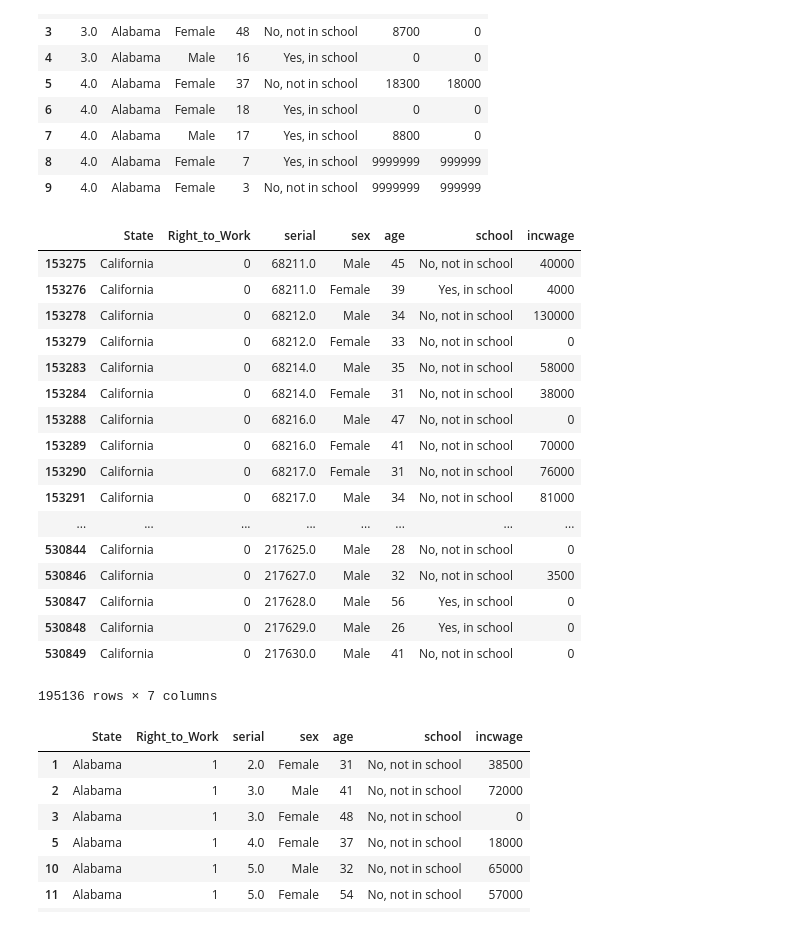
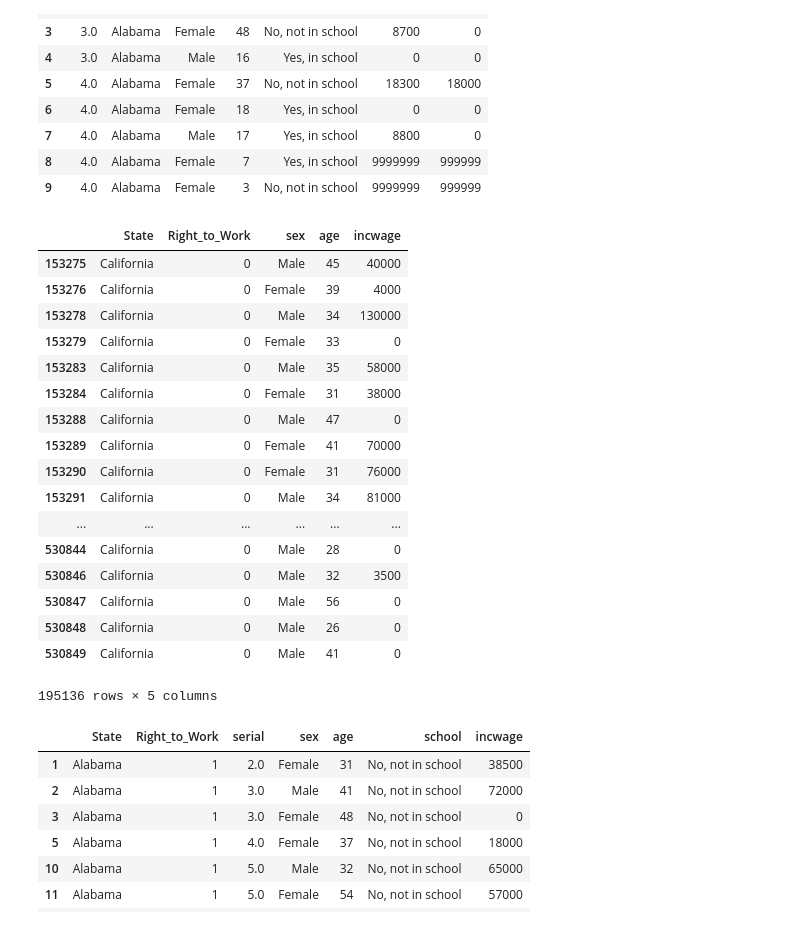
Before and after one commit to EvanLih/PUBPOL599-Seattle-Crisis-Data, a Jupyter notebook: Evan_Lih/Test Notebook Final.ipynb, the cells around one changed output. Saved outputs shown, nothing was run; the diff lists cells and outputs as text; code cells hidden in the pictures.

```diff
--- a/Evan_Lih/Test Notebook Final.ipynb
+++ b/Evan_Lih/Test Notebook Final.ipynb
@@ -105,52 +105,52 @@ for i in range(10):
     clear_output()
 
 
 #We are merging the two dataframes into a new dataframe called combinedResults
 combinedResults = pd.merge(fipdata, ipumsdata, on = 'State', how = 'right')
 
 ## Cleaning combined results:
 
 #Drop total income column from table
-combinedResults.drop(combinedResults.columns[6], axis = 1, inplace = True)
+combinedResults.drop(combinedResults.columns[[2,5,6]], axis = 1, inplace = True)
 
 #Drop 999999 (N/A) from incwage column
 combinedResults = combinedResults[combinedResults.incwage != 999999]
 
 #Drop weird data from age column
 combinedResults = combinedResults[combinedResults.age != "90 (90+ in 1980 and 1990)"]
 
 #convert age to numeric
 combinedResults.age=pd.to_numeric(combinedResults.age)
 
 #Limit results to working population 25-65
 combinedResults = combinedResults[combinedResults.age > 25]
 combinedResults = combinedResults[combinedResults.age < 65]
 
 #Replace the state name with the state you want to see. In this case, it is california.
 #A simple test to see if the Right to Work column is outputting the correct value
 combinedResults[combinedResults['State'].str.contains("California")]
 
 #This dataset only contains states, right to work, and incwage. We are ignoring
 #inctot (total income), as we are primarily looking at wage data.
 # %% [output]
-|  | State | Right_to_Work | serial | sex | age | school | incwage |
-| 153275 | California | 0 | 68211.0 | Male | 45 | No, not in school | 40000 |
-| 153276 | California | 0 | 68211.0 | Female | 39 | Yes, in school | 4000 |
-| 153278 | California | 0 | 68212.0 | Male | 34 | No, not in school | 130000 |
-| 153279 | California | 0 | 68212.0 | Female | 33 | No, not in school | 0 |
-| 153283 | California | 0 | 68214.0 | Male | 35 | No, not in school | 58000 |
-| 153284 | California | 0 | 68214.0 | Female | 31 | No, not in school | 38000 |
-| 153288 | California | 0 | 68216.0 | Male | 47 | No, not in school | 0 |
-| 153289 | California | 0 | 68216.0 | Female | 41 | No, not in school | 70000 |
-| 153290 | California | 0 | 68217.0 | Female | 31 | No, not in school | 76000 |
-| 153291 | California | 0 | 68217.0 | Male | 34 | No, not in school | 81000 |
-| ... | ... | ... | ... | ... | ... | ... | ... |
-| 530844 | California | 0 | 217625.0 | Male | 28 | No, not in school | 0 |
-| 530846 | California | 0 | 217627.0 | Male | 32 | No, not in school | 3500 |
-| 530847 | California | 0 | 217628.0 | Male | 56 | Yes, in school | 0 |
-| 530848 | California | 0 | 217629.0 | Male | 26 | Yes, in school | 0 |
-| 530849 | California | 0 | 217630.0 | Male | 41 | No, not in school | 0 |
+|  | State | Right_to_Work | sex | age | incwage |
+| 153275 | California | 0 | Male | 45 | 40000 |
+| 153276 | California | 0 | Female | 39 | 4000 |
+| 153278 | California | 0 | Male | 34 | 130000 |
+| 153279 | California | 0 | Female | 33 | 0 |
+| 153283 | California | 0 | Male | 35 | 58000 |
+| 153284 | California | 0 | Female | 31 | 38000 |
+| 153288 | California | 0 | Male | 47 | 0 |
+| 153289 | California | 0 | Female | 41 | 70000 |
+| 153290 | California | 0 | Female | 31 | 76000 |
+| 153291 | California | 0 | Male | 34 | 81000 |
+| ... | ... | ... | ... | ... | ... |
+| 530844 | California | 0 | Male | 28 | 0 |
+| 530846 | California | 0 | Male | 32 | 3500 |
+| 530847 | California | 0 | Male | 56 | 0 |
+| 530848 | California | 0 | Male | 26 | 0 |
+| 530849 | California | 0 | Male | 41 | 0 |
-195136 rows × 7 columns
+195136 rows × 5 columns
 # %%
 #With the finalized dataset, we are outputting the dataframe into a CSV for
 #R data visualization/statistical analysis.
```
Also changed, not shown: parts of 1 cell of this notebook, 5 other files.
